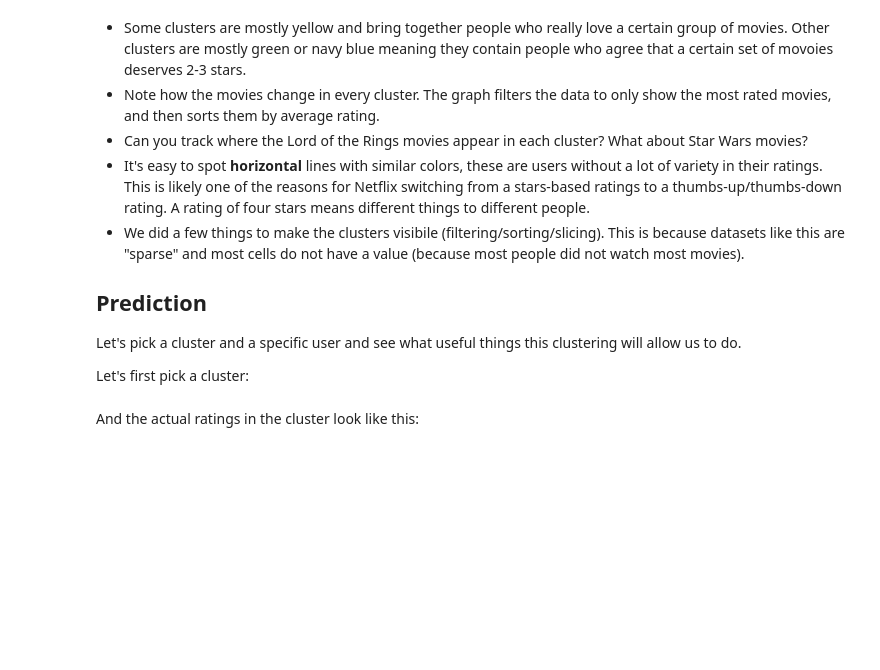
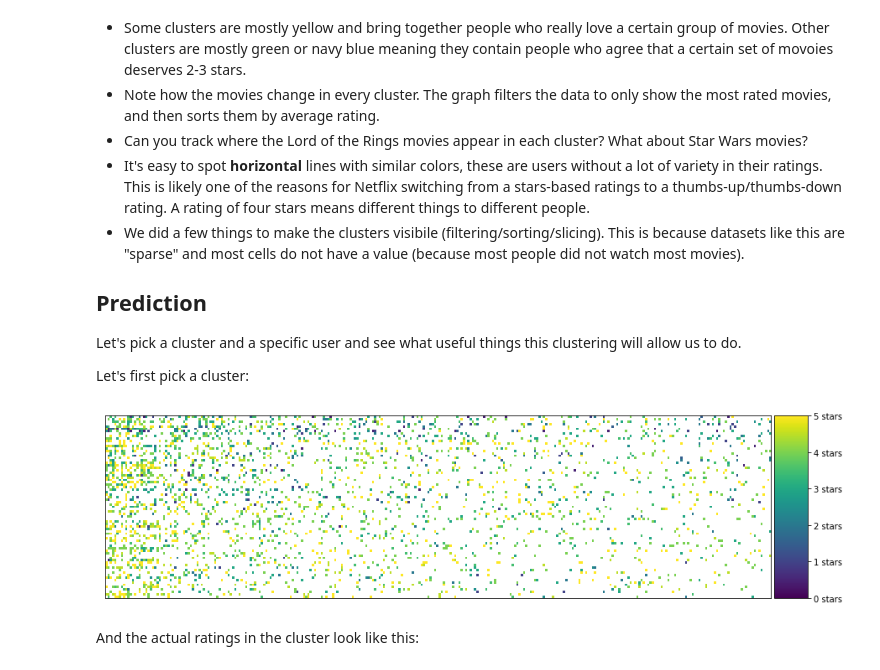
Before and after one commit to kawai92/kmeans, a Jupyter notebook: kmean_mini.ipynb, the cells around one changed output. Saved outputs shown, nothing was run; the diff lists cells and outputs as text; code cells hidden in the pictures; blank space fills up the shorter version.

Commit message:
Completed the mini clustering project.

```diff
--- a/kmean_mini.ipynb
+++ b/kmean_mini.ipynb
@@ -360,15 +368,17 @@ Let's pick a cluster and a specific user and see what useful things this cluster
 Let's first pick a cluster:
 # %%
 # TODO: Pick a cluster ID from the clusters above
-cluster_number =
+cluster_number = 16
 
 # Let's filter to only see the region of the dataset with the most number of values
 n_users = 75
 n_movies = 300
 cluster = clustered[clustered.group == cluster_number].drop(['index', 'group'], axis=1)
 
 cluster = helper.sort_by_rating_density(cluster, n_movies, n_users)
 helper.draw_movies_heatmap(cluster, axis_labels=False)
+# %% [output]
+[figure, added]
 # %% [markdown]
 And the actual ratings in the cluster look like this:
 # %%
```
Also changed, not shown: parts of 8 cells of this notebook, 1 other file.
